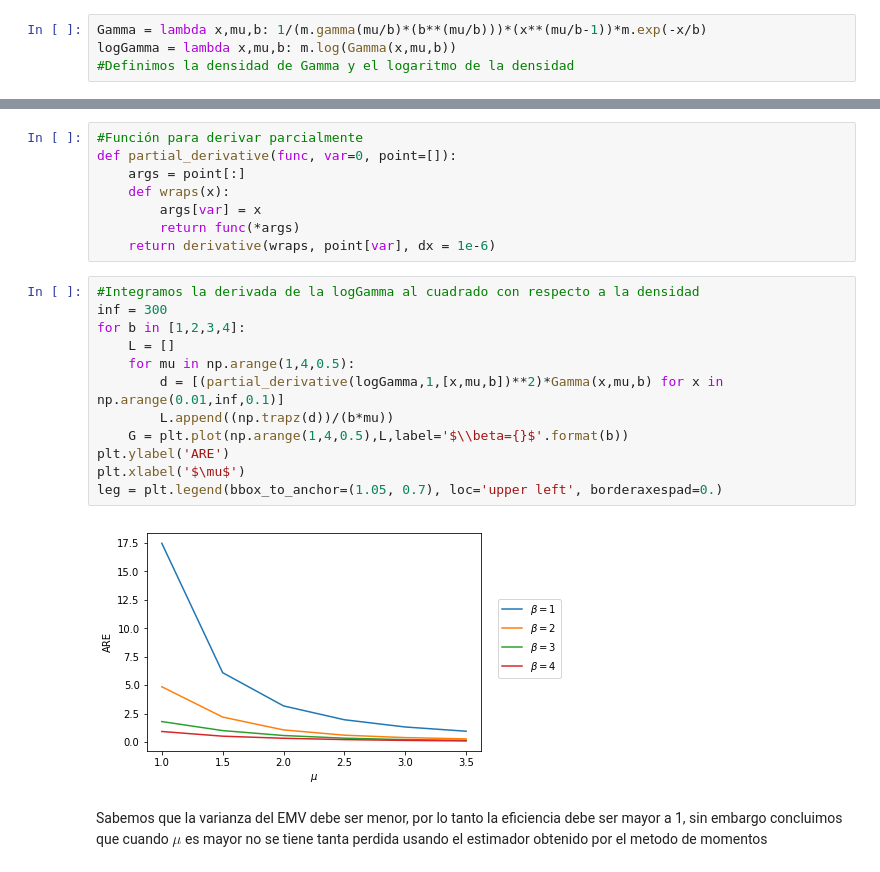
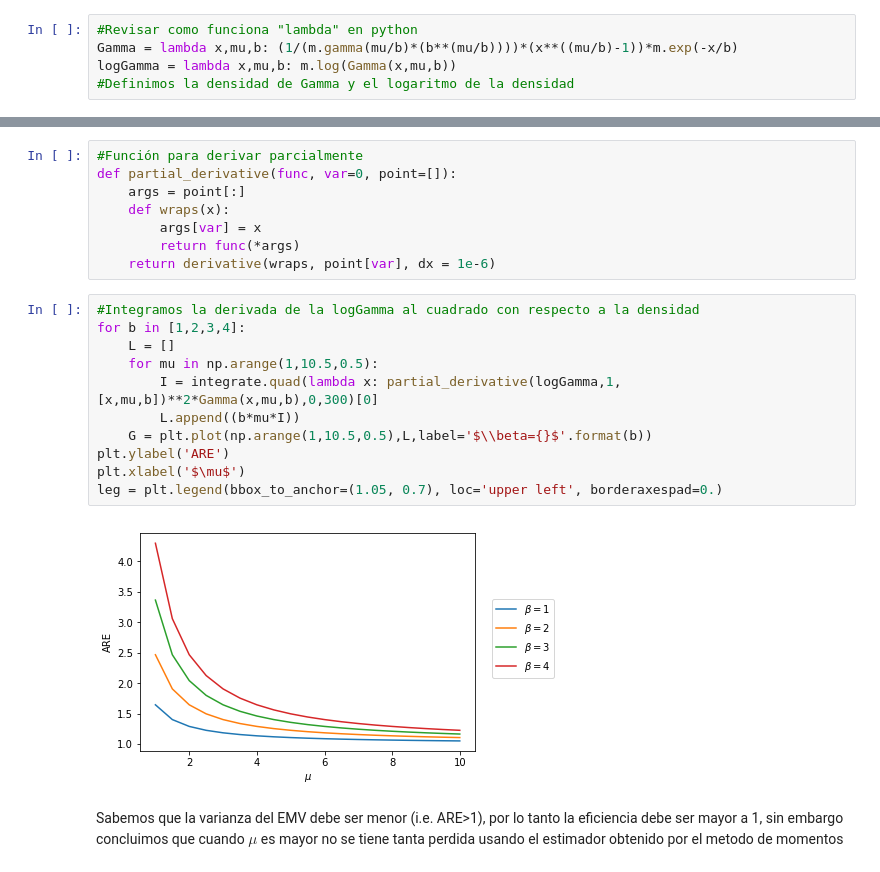
Before and after one commit to Viridianalr/Estadistica-III-2019, a Jupyter notebook: Código python/ARE Gamma.ipynb, the cells around one changed output, grey strips where cells are left out. Cells and saved outputs as stored; diff of their text form.

```diff
--- a/Código python/ARE Gamma.ipynb
+++ b/Código python/ARE Gamma.ipynb
@@ -13,6 +14,7 @@ La eficiencia asintotica relativa esta dada por $$\text{ARE}(\bar{X},\hat{\mu})=
 Necesitamos calcular la derivada de la log verosimilitud y posteriormente integrarla
 # %%
-Gamma = lambda x,mu,b: 1/(m.gamma(mu/b)*(b**(mu/b)))*(x**(mu/b-1))*m.exp(-x/b)
+#Revisar como funciona "lambda" en python
+Gamma = lambda x,mu,b: (1/(m.gamma(mu/b)*(b**(mu/b))))*(x**((mu/b)-1))*m.exp(-x/b)
 logGamma = lambda x,mu,b: m.log(Gamma(x,mu,b))
 #Definimos la densidad de Gamma y el logaritmo de la densidad
 # %%
@@ -34,17 +36,16 @@ def partial_derivative(func, var=0, point=[]):
     return derivative(wraps, point[var], dx = 1e-6)
 # %%
 #Integramos la derivada de la logGamma al cuadrado con respecto a la densidad
-inf = 300
 for b in [1,2,3,4]:
     L = []
-    for mu in np.arange(1,4,0.5):
-        d = [(partial_derivative(logGamma,1,[x,mu,b])**2)*Gamma(x,mu,b) for x in np.arange(0.01,inf,0.1)]
-        L.append((np.trapz(d))/(b*mu))
-    G = plt.plot(np.arange(1,4,0.5),L,label='$\\beta={}$'.format(b))
+    for mu in np.arange(1,10.5,0.5):
+        I = integrate.quad(lambda x: partial_derivative(logGamma,1,[x,mu,b])**2*Gamma(x,mu,b),0,300)[0]
+        L.append((b*mu*I))
+    G = plt.plot(np.arange(1,10.5,0.5),L,label='$\\beta={}$'.format(b))
 plt.ylabel('ARE')
 plt.xlabel('$\mu$')
 leg = plt.legend(bbox_to_anchor=(1.05, 0.7), loc='upper left', borderaxespad=0.)
 # %% [output]
-[figure, old version]
+[figure, new version]
 # %% [markdown]
-Sabemos que la varianza del EMV debe ser menor, por lo tanto la eficiencia debe ser mayor a 1, sin embargo concluimos que cuando $\mu$ es mayor no se tiene tanta perdida usando el estimador obtenido por el metodo de momentos
+Sabemos que la varianza del EMV debe ser menor (i.e. ARE>1), por lo tanto la eficiencia debe ser mayor a 1, sin embargo concluimos que cuando $\mu$ es mayor no se tiene tanta perdida usando el estimador obtenido por el metodo de momentos
```
Also changed, not shown: parts of 2 cells of this notebook.
